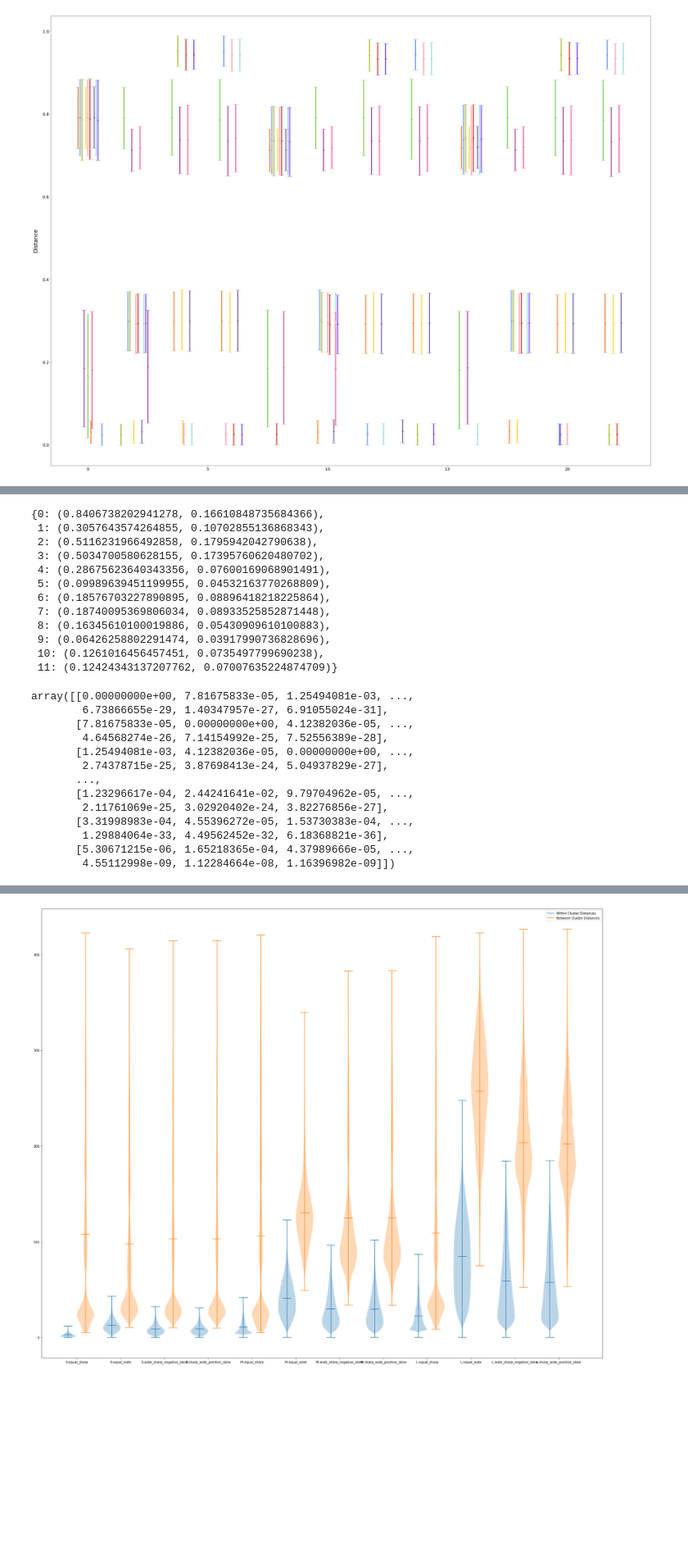
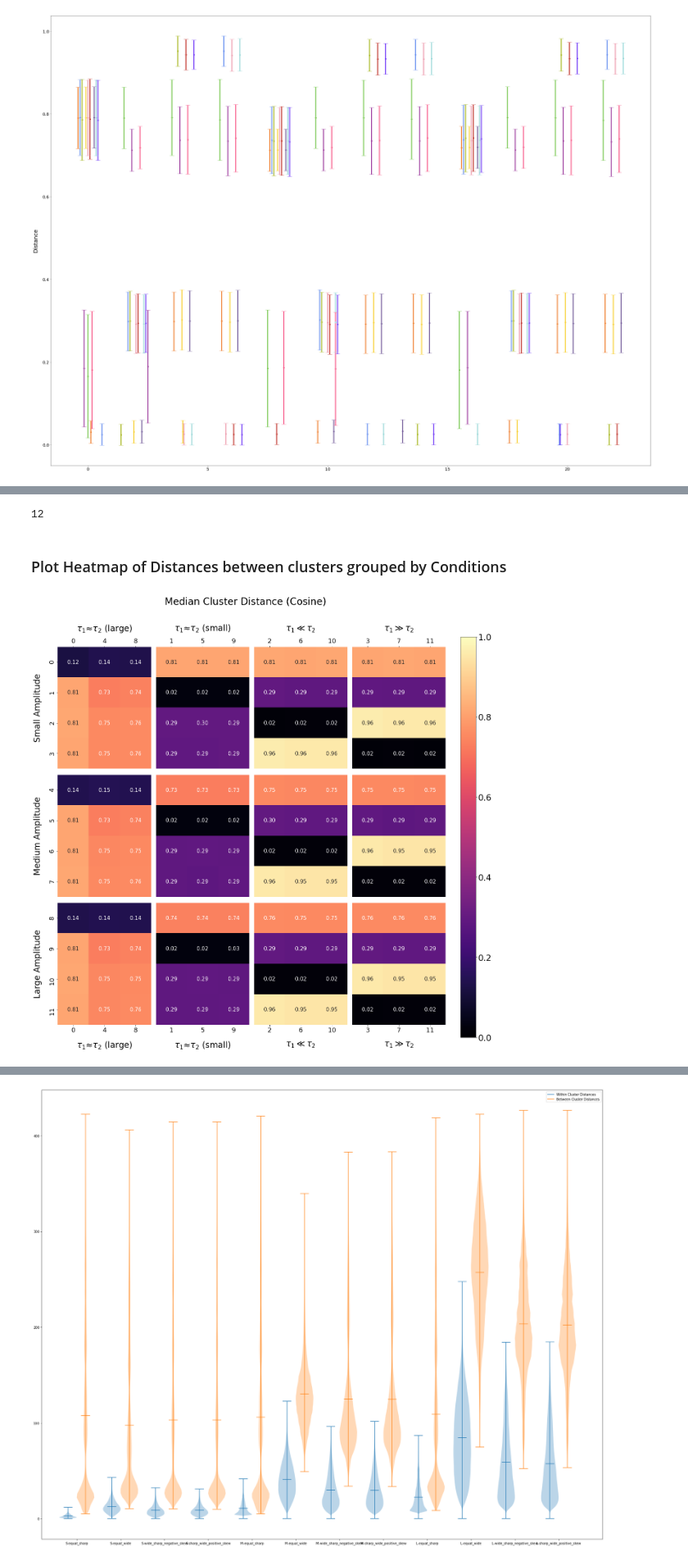
Before and after one commit to paulovic96/Burst_Clustering, a Jupyter notebook: spectral_clustering_analysis.ipynb, the cells around one changed output, grey strips where cells are left out. Shown: that part at 82% size. Drawn from its saved outputs; the diff is of its cells as text; code cells hidden in the pictures; blank space fills up the shorter version.

```diff
--- a/spectral_clustering_analysis.ipynb
+++ b/spectral_clustering_analysis.ipynb
@@ -434,8 +437,8 @@ plt.savefig(save_file)
 # %%
 from itertools import product
 # %%
-matrix_list = [dist_matrix_minkowski, dist_matrix_euclidean,dist_matrix_manhattan, dist_matrix_dot, dist_matrix_cos, dist_matrix_SSIM, (1-dist_matrix_local_scaled)]
-distance_keys = ["Minkowski:p=0.5", "Euclidean", "Manhattan", "DotProduct", "Cosine", "1-SSIM", "1-LSA:k=20"]
+matrix_list = [dist_matrix_minkowski, dist_matrix_euclidean,dist_matrix_manhattan, dist_matrix_dot, dist_matrix_cos, dist_matrix_SSIM, (1-dist_matrix_local_scaled), (dist_matrix_SSIM * dist_matrix_euclidean)]
+metric_keys = ["Minkowski:p=0.5", "Euclidean", "Manhattan", "DotProduct", "Cosine", "1-SSIM", "1-LSA:k=100", "(1-SSIM)*Euclidean"]
 # %%
 data = clear_data
 cluster_dict = clear_cluster_dict
@@ -447,6 +446,6 @@ print(list(product(clusters, repeat=2)))
 # %%
 keys = list(cluster_dict.keys())
-metric_keys = ["Minkowski:p=0.5", "Euclidean", "Manhattan", "DotProduct", "Cosine", "1-SSIM", "1-LSA:k=100"]
+metric_keys = ["Minkowski:p=0.5", "Euclidean", "Manhattan", "DotProduct", "Cosine", "1-SSIM", "1-LSA:k=100", "(1-SSIM)*Euclidean"]
 clusters = range(len(keys))
 
 within_distances = {}
@@ -474,12 +473,15 @@ for m,matrix in enumerate(matrix_list):
             within_cluster_distances[i] = matrix[start_i:end_i+1, start_i:end_i+1]
             mean = np.mean(matrix[start_i:end_i+1, start_i:end_i+1])
             std  = np.std(matrix[start_i:end_i+1, start_i:end_i+1])
-            within_cluster_distances_means_stds[i] = (mean,std)
+            median = np.median(matrix[start_i:end_i+1, start_i:end_i+1])
+            within_cluster_distances_means_stds[i] = (mean,median,std)
         else:
             between_cluster_distances[i][j] = matrix[start_i:end_i+1, start_j:end_j+1]
             mean = np.mean(matrix[start_i:end_i+1, start_j:end_j+1])
             std  = np.std(matrix[start_i:end_i+1, start_j:end_j+1])
-            between_cluster_distances_means_stds[i][j] = (mean,std)
+            median = np.median(matrix[start_i:end_i+1, start_j:end_j+1])
+
+            between_cluster_distances_means_stds[i][j] = (mean,median,std)
 
     metric_key = metric_keys[m]
     within_distances[metric_key] = within_cluster_distances
@@ -667,31 +558,6 @@ for m,metric in enumerate(metric_keys):
-# %%
-within_distances_means_stds["1-LSA:k=100"]
-# %% [output]
-{0: (0.8406738202941278, 0.16610848735684366),
- 1: (0.3057643574264855, 0.10702855136868343),
- 2: (0.5116231966492858, 0.1795942042790638),
- 3: (0.5034700580628155, 0.17395760620480702),
- 4: (0.28675623640343356, 0.07600169068901491),
- 5: (0.09989639451199955, 0.04532163770268809),
- 6: (0.18576703227890895, 0.08896418218225864),
- 7: (0.18740095369806034, 0.08933525852871448),
- 8: (0.16345610100019886, 0.05430909610100883),
- 9: (0.06426258802291474, 0.03917990736828696),
- 10: (0.1261016456457451, 0.0735497799690238),
- 11: (0.12424343137207762, 0.07007635224874709)}
-# %%
-dist_matrix_local_scaled[0:1000]
-# %% [output]
-array([[0.00000000e+00, 7.81675833e-05, 1.25494081e-03, ...,
-        6.73866655e-29, 1.40347957e-27, 6.91055024e-31],
-       [7.81675833e-05, 0.00000000e+00, 4.12382036e-05, ...,
-        4.64568274e-26, 7.14154992e-25, 7.52556389e-28],
-       [1.25494081e-03, 4.12382036e-05, 0.00000000e+00, ...,
-        2.74378715e-25, 3.87698413e-24, 5.04937829e-27],
-       ...,
-       [1.23296617e-04, 2.44241641e-02, 9.79704962e-05, ...,
-        2.11761069e-25, 3.02920402e-24, 3.82276856e-27],
-       [3.31998983e-04, 4.55396272e-05, 1.53730383e-04, ...,
-        1.29884064e-33, 4.49562452e-32, 6.18368821e-36],
-       [5.30671215e-06, 1.65218365e-04, 4.37989666e-05, ...,
-        4.55112998e-09, 1.12284664e-08, 1.16396982e-09]])
+# %%
+len(between_distances_means_stds["Cosine"].keys())
+# %% [output]
+12
+# %% [markdown]
+### Plot Heatmap of Distances between clusters grouped by Conditions
@@ -697,0 +666,28 @@ array([[0.00000000e+00, 7.81675833e-05, 1.25494081e-03, ...,
+# %%
+n_clusters = (12,12)
+metric = "Cosine"
+max_value = 1
+#row_conditions = [r'$\tau_1 ≈ \tau_2$ (large)', r'$\tau_1 ≈ \tau_2$ (small)', r'$\tau_1 \ll \tau_2$', r'$\tau_1 \gg \tau_2$']
+col_conditions = [r'$\tau_1 ≈ \tau_2$ (large)', r'$\tau_1 ≈ \tau_2$ (small)', r'$\tau_1 \ll \tau_2$', r'$\tau_1 \gg \tau_2$']
+row_conditions = ["Small Amplitude", "Medium Amplitude", "Large Amplitude"]
+#col_conditions = ["Small Amplitude", "Medium Amplitude", "Large Amplitude"]
+
+row_conditions_occurance_in_data_interval = 1
+col_conditions_occurance_in_data_interval = 4
+title = "Median Cluster Distance (%s)" % metric
+
+
+grouped_heatmap_plot(n_clusters,
+                     within_distances_means_stds[metric],
+                     between_distances_means_stds[metric],
+                     max_value,
+                     row_conditions,
+                     col_conditions,
+                     row_conditions_occurance_in_data_interval,
+                     col_conditions_occurance_in_data_interval,
+                     title = title,
+                     figsize = (20,20))
+
+#plt.savefig("heatmap_%s_amplitude_vs_time_constant" % metric.replace(".",""))
+# %% [output]
+[figure, added]
```
Also changed, not shown: parts of 13 cells of this notebook.
